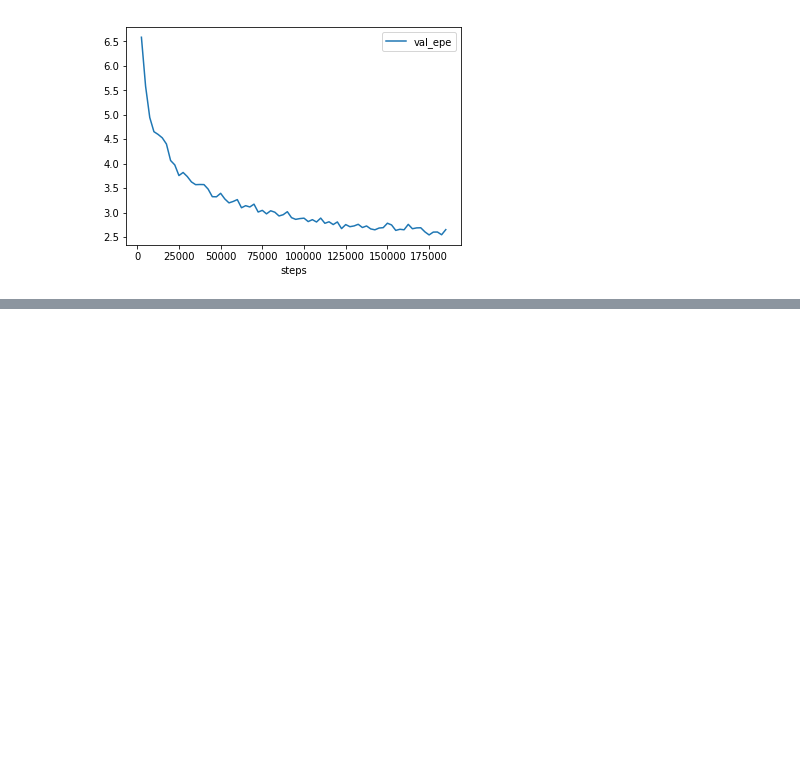
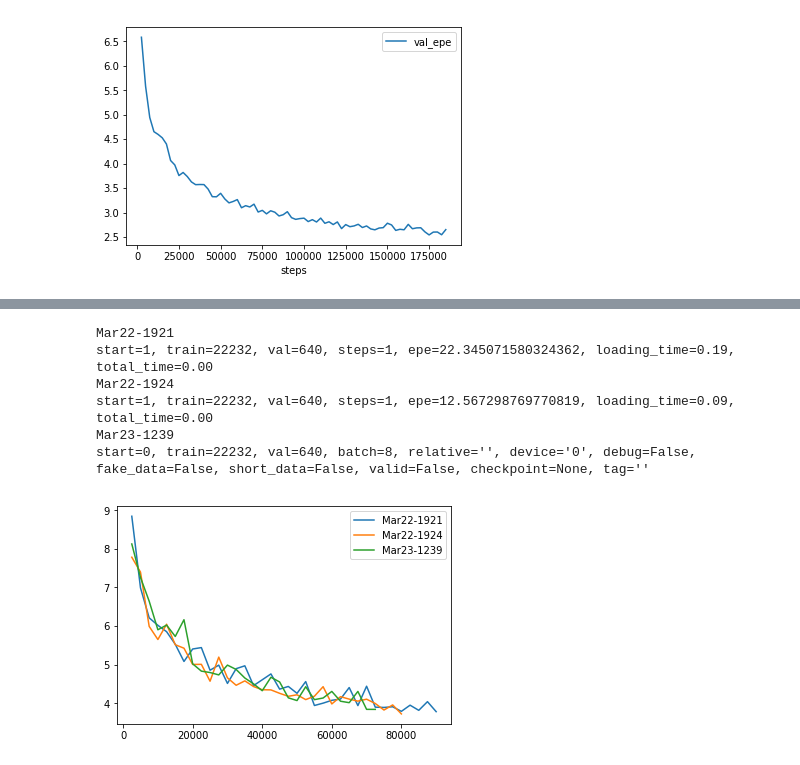
Before and after one commit to ldf921/flownext, a Jupyter notebook: visualization/training_curve.ipynb, the cells around one changed output, grey strips where cells are left out. Cells and saved outputs as stored; diff of their text form; code cells hidden in the pictures; blank space fills up the shorter version.

```diff
--- a/visualization/training_curve.ipynb
+++ b/visualization/training_curve.ipynb
@@ -5,6 +6,8 @@ import matplotlib.pyplot as plt
 # %%
 def read_log(fname):
     val = []
+    exp_info = []
+    in_start = False
     with open(fname, 'r') as fi:
         for ln in fi:
             p = ln.find('] ')
@@ -12,7 +15,13 @@ def read_log(fname):
             kvs = dict([ item.split('=') for item in items ])
             if 'val_epe' in kvs:
                 val.append(kvs)
-    return val
+            elif 'start' in kvs:
+                exp_info.append(kvs)
+                in_start = True
+            elif in_start:
+                exp_info[-1].update(kvs)
+                in_start = False
+    return val, exp_info
 
 def to_dataframe(kvs_list):
     keys = kvs_list[0].keys()
@@ -30,0 +60,17 @@ df.plot('steps', 'val_epe')
+# %%
+logs = ['Mar22-1921', 'Mar22-1924', 'Mar23-1239']
+for log in logs:
+    val_list, exp_info = read_log('../logs/{}.log'.format(log))
+    val_df = pd.DataFrame(data=to_dataframe(val_list))
+    plt.plot(val_df.steps, val_df.val_epe, label=log)
+    plt.legend()
+    print(log)
+    print(', '.join(['{}={}'.format(k, v) for k, v in exp_info[0].items() ]))
+# %% [output]
+Mar22-1921
+start=1, train=22232, val=640, steps=1, epe=22.345071580324362, loading_time=0.19, total_time=0.00
+Mar22-1924
+start=1, train=22232, val=640, steps=1, epe=12.567298769770819, loading_time=0.09, total_time=0.00
+Mar23-1239
+start=0, train=22232, val=640, batch=8, relative='', device='0', debug=False, fake_data=False, short_data=False, valid=False, checkpoint=None, tag=''
+[figure, added]
```
Also changed, not shown: parts of 2 cells of this notebook, 22 other files.
